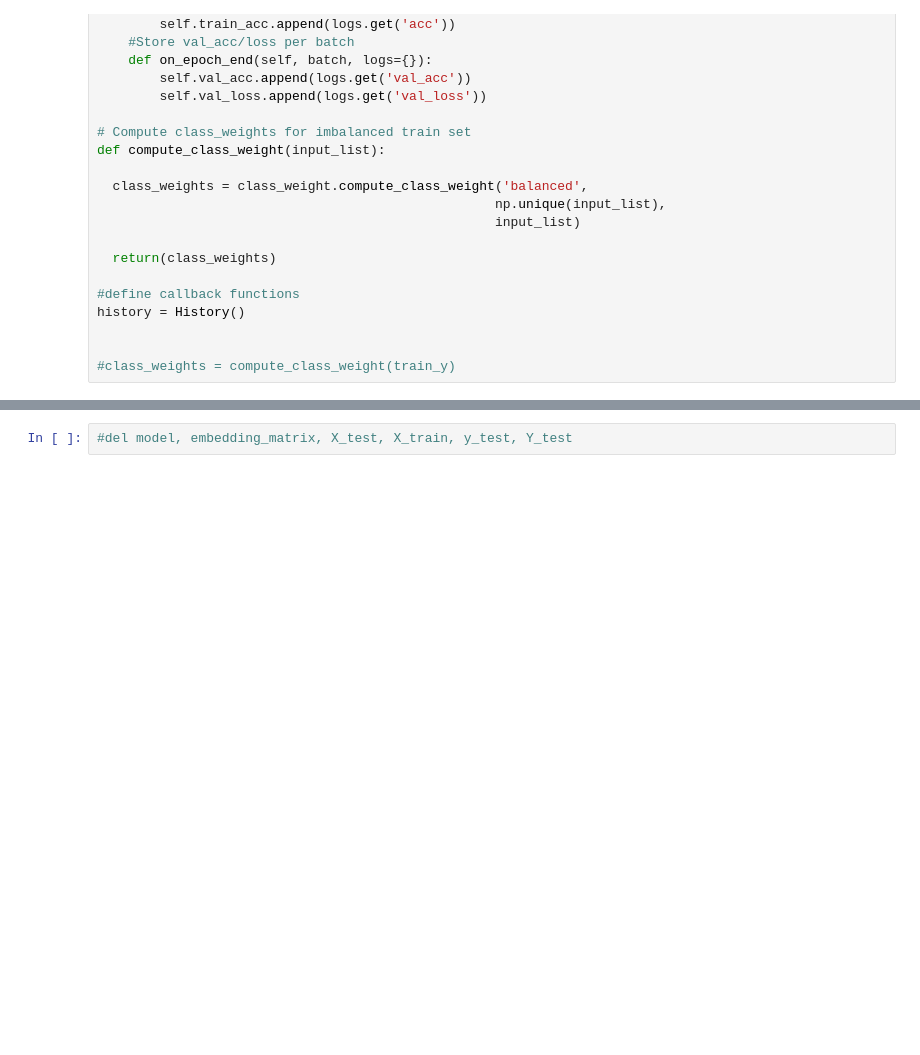
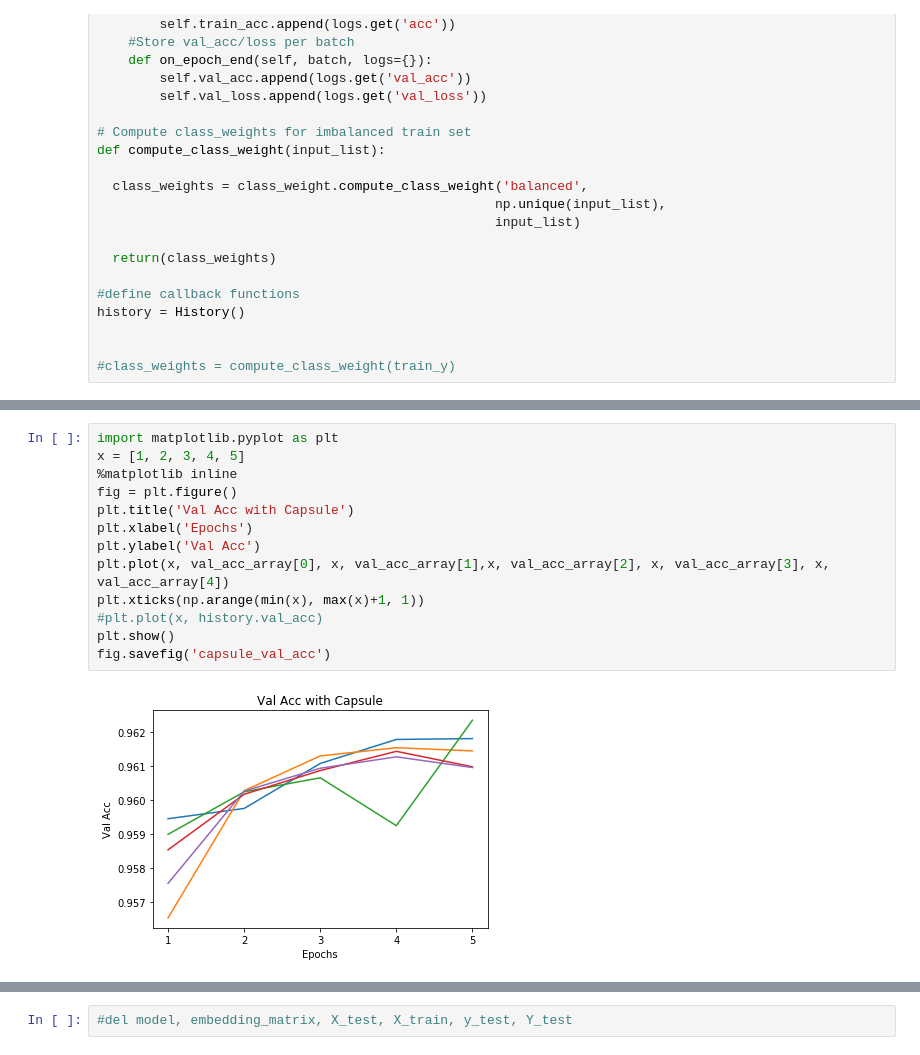
Before and after one commit to madhuhegde/CS221_Project, a Jupyter notebook: quora_LSTM_capsule.ipynb, the cells around one changed output, grey strips where cells are left out. Cells and saved outputs as stored; diff of their text form; blank space fills up the shorter version.

```diff
--- a/quora_LSTM_capsule.ipynb
+++ b/quora_LSTM_capsule.ipynb
@@ -357,0 +411,15 @@ print(f1_score)
+# %%
+import matplotlib.pyplot as plt
+x = [1, 2, 3, 4, 5]
+%matplotlib inline
+fig = plt.figure()
+plt.title('Val Acc with Capsule')
+plt.xlabel('Epochs')
+plt.ylabel('Val Acc')
+plt.plot(x, val_acc_array[0], x, val_acc_array[1],x, val_acc_array[2], x, val_acc_array[3], x, val_acc_array[4])
+plt.xticks(np.arange(min(x), max(x)+1, 1))
+#plt.plot(x, history.val_acc)
+plt.show()
+fig.savefig('capsule_val_acc')
+# %% [output]
+[figure, added]
```
Also changed, not shown: parts of 14 cells of this notebook.
